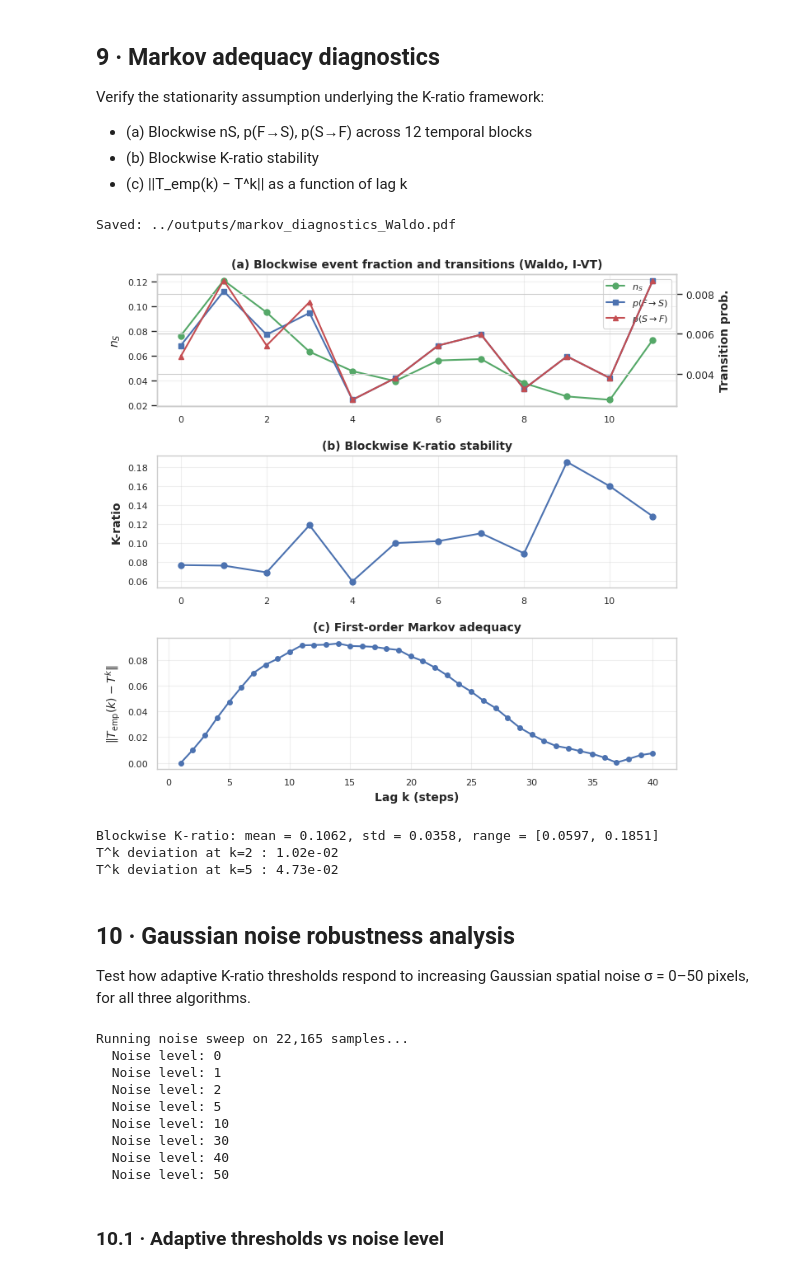
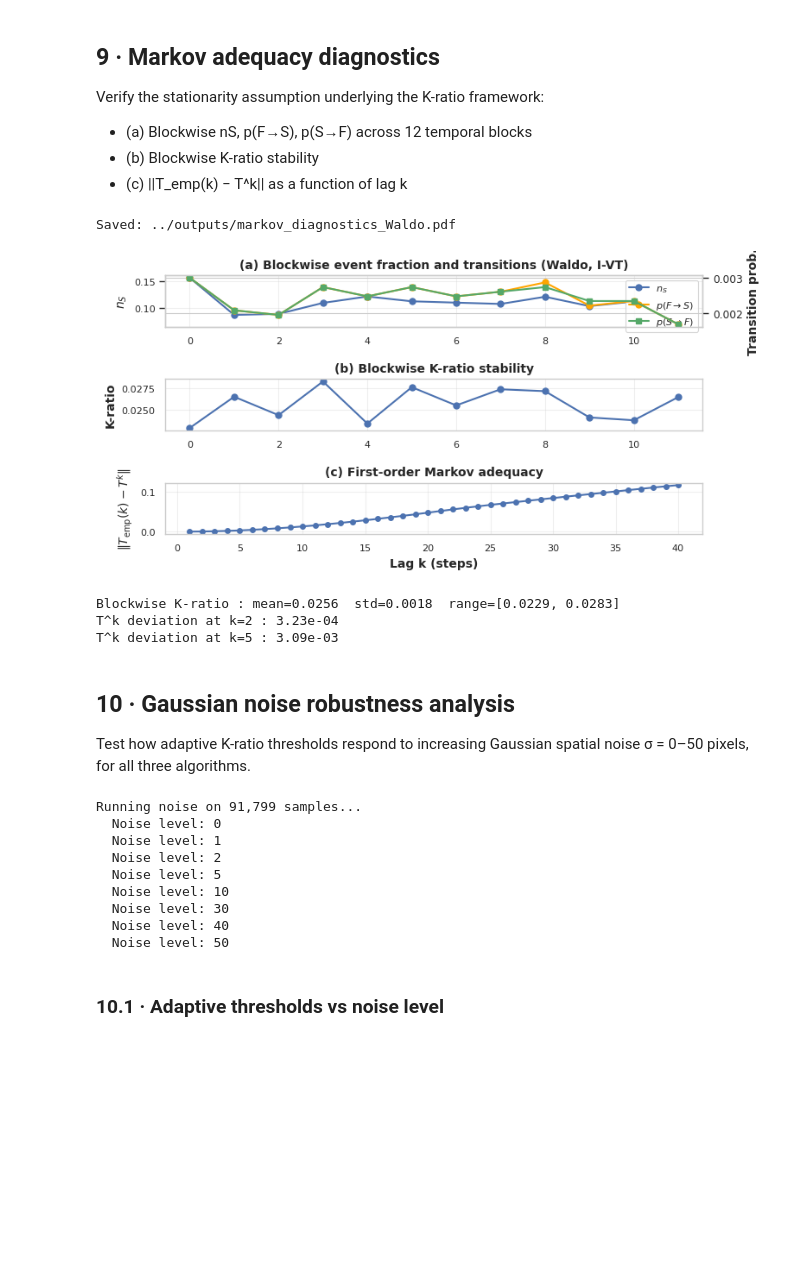
Before and after one commit to shailendrabhandari/adaptive-threshold-eyetracking, a Jupyter notebook: example_notebook.ipynb, the cells around one changed output. Drawn from its saved outputs; the diff is of its cells as text; code cells hidden in the pictures; blank space fills up the shorter version.

```diff
--- a/example_notebook.ipynb
+++ b/example_notebook.ipynb
@@ -37,7 +37,7 @@ Imports OK
 # %%
 #DATA_DIR        = "../extracted_waldo"   # folder with .txt EyeLink files
 DATA_DIR        = "../extracted_randomPixel"   # folder with .txt EyeLink files
-MAX_FILES       = 5                  # set to 2-3 for a quick demo run
+MAX_FILES       = 15                  # set to 2-3 for a quick demo run
 REMOVE_NANBEFORE = 500                # NaN margin parameter (original algorithm)
 SAMPLE_SIZE     = 200000              # samples used for noise sweep
 NOISE_LEVELS    = [0, 1, 2, 5, 10, 30, 40, 50]
@@ -467,18 +467,18 @@ Verify the stationarity assumption underlying the K-ratio framework:
 - (c) ||T_emp(k) − T^k|| as a function of lag k
 # %%
 bw_results, lags, devs = plot_markov_diagnostics(
-    ivt_results['classifier'],
+    filtered_category_left,        # EyeLink reference labels, full sequence
     n_blocks=12,
     max_lag=40,
     save_path="../outputs/markov_diagnostics_Waldo.pdf",
     title_suffix="(Waldo, I-VT)"
 )
 # %% [output]
 Saved: ../outputs/markov_diagnostics_Waldo.pdf
-[figure, old version]
+[figure, new version]
-Blockwise K-ratio: mean = 0.1062, std = 0.0358, range = [0.0597, 0.1851]
-T^k deviation at k=2 : 1.02e-02
-T^k deviation at k=5 : 4.73e-02
+Blockwise K-ratio : mean=0.0256  std=0.0018  range=[0.0229, 0.0283]
+T^k deviation at k=2 : 3.23e-04
+T^k deviation at k=5 : 3.09e-03
 # %% [markdown]
 ## 10 · Gaussian noise robustness analysis
 Test how adaptive K-ratio thresholds respond to increasing Gaussian spatial noise
@@ -499,7 +499,7 @@ sweep = run_noise_sweep(
     verbose=True
 )
 # %% [output]
-Running noise sweep on 22,165 samples...
+Running noise on 91,799 samples...
   Noise level: 0
   Noise level: 1
   Noise level: 2
```
Also changed, not shown: parts of 14 cells of this notebook, 1 other file.
